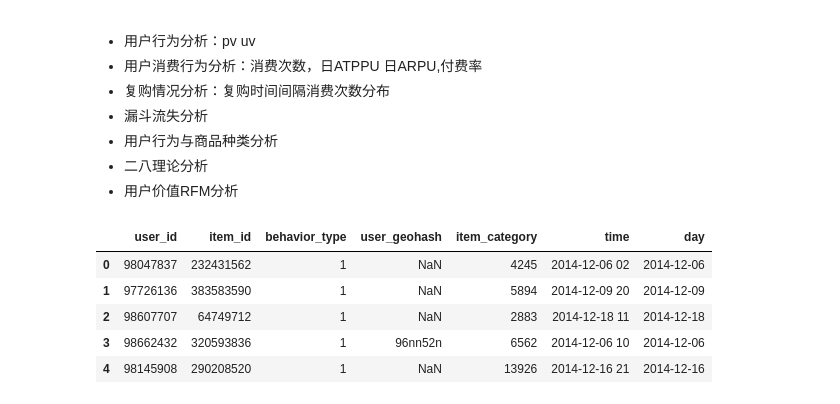
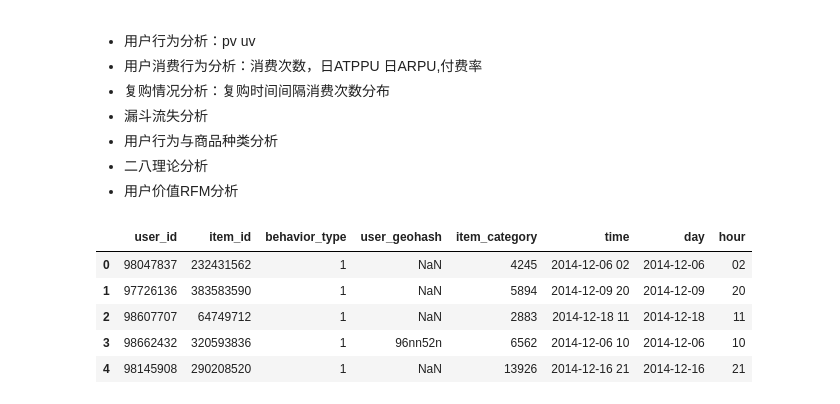
Before and after one commit to renjel/kesci, a Jupyter notebook: User Behavior Data on Taobao App/Untitled.ipynb, the cells around one changed output. Cells and saved outputs as stored; diff of their text form; code cells hidden in the pictures.

```diff
--- a/User Behavior Data on Taobao App/Untitled.ipynb
+++ b/User Behavior Data on Taobao App/Untitled.ipynb
@@ -44,12 +44,13 @@ item.head()
 # %%
 # 用户PV、UV分析
 # data['days'] = data['time'][0:10]
 data['day'] = data['time'].str[0:10]
+data['hour'] = data['time'].str[11:]
 data.head()
 # %% [output]
-|  | user_id | item_id | behavior_type | user_geohash | item_category | time | day |
-| 0 | 98047837 | 232431562 | 1 | NaN | 4245 | 2014-12-06 02 | 2014-12-06 |
-| 1 | 97726136 | 383583590 | 1 | NaN | 5894 | 2014-12-09 20 | 2014-12-09 |
-| 2 | 98607707 | 64749712 | 1 | NaN | 2883 | 2014-12-18 11 | 2014-12-18 |
-| 3 | 98662432 | 320593836 | 1 | 96nn52n | 6562 | 2014-12-06 10 | 2014-12-06 |
-| 4 | 98145908 | 290208520 | 1 | NaN | 13926 | 2014-12-16 21 | 2014-12-16 |
+|  | user_id | item_id | behavior_type | user_geohash | item_category | time | day | hour |
+| 0 | 98047837 | 232431562 | 1 | NaN | 4245 | 2014-12-06 02 | 2014-12-06 | 02 |
+| 1 | 97726136 | 383583590 | 1 | NaN | 5894 | 2014-12-09 20 | 2014-12-09 | 20 |
+| 2 | 98607707 | 64749712 | 1 | NaN | 2883 | 2014-12-18 11 | 2014-12-18 | 11 |
+| 3 | 98662432 | 320593836 | 1 | 96nn52n | 6562 | 2014-12-06 10 | 2014-12-06 | 10 |
+| 4 | 98145908 | 290208520 | 1 | NaN | 13926 | 2014-12-16 21 | 2014-12-16 | 21 |
```
Also changed, not shown: parts of 31 cells of this notebook.
